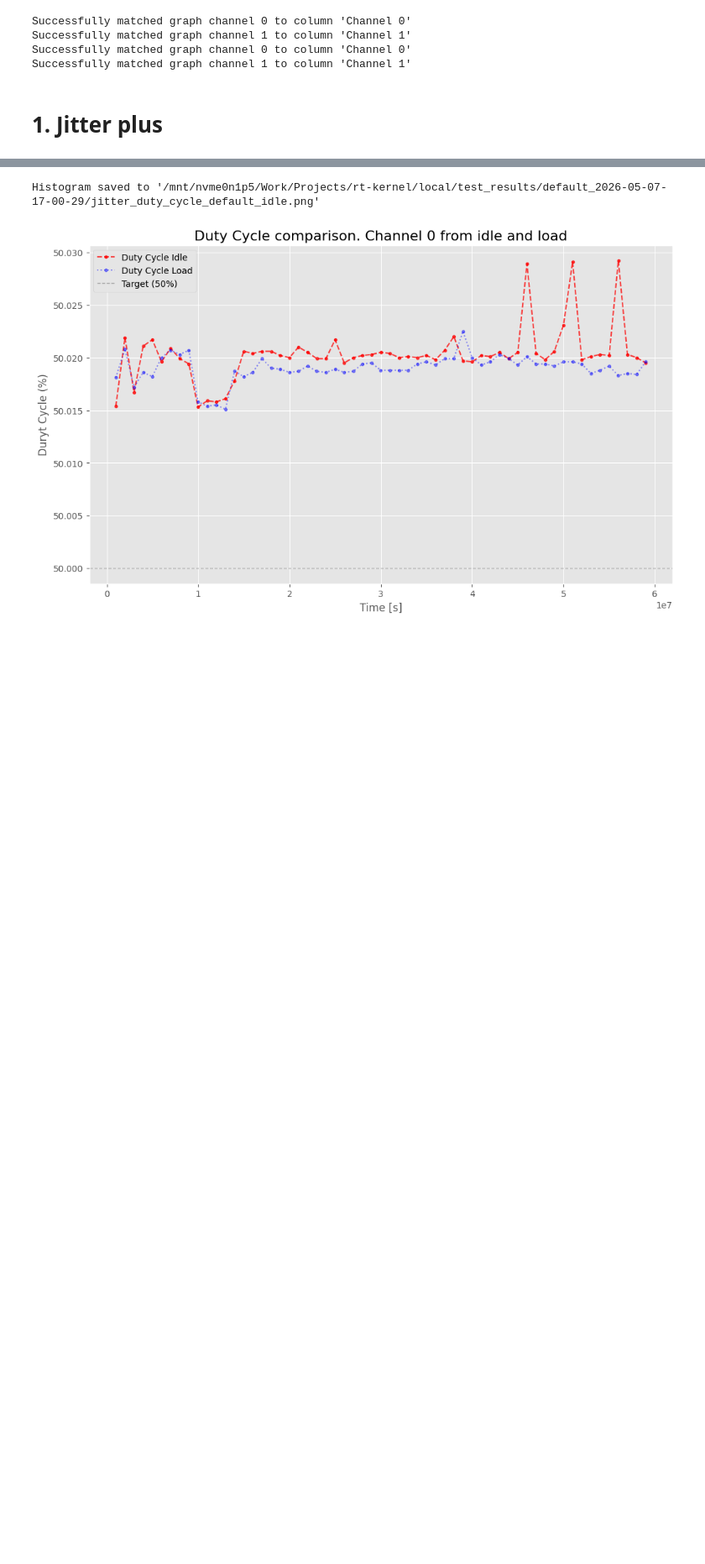
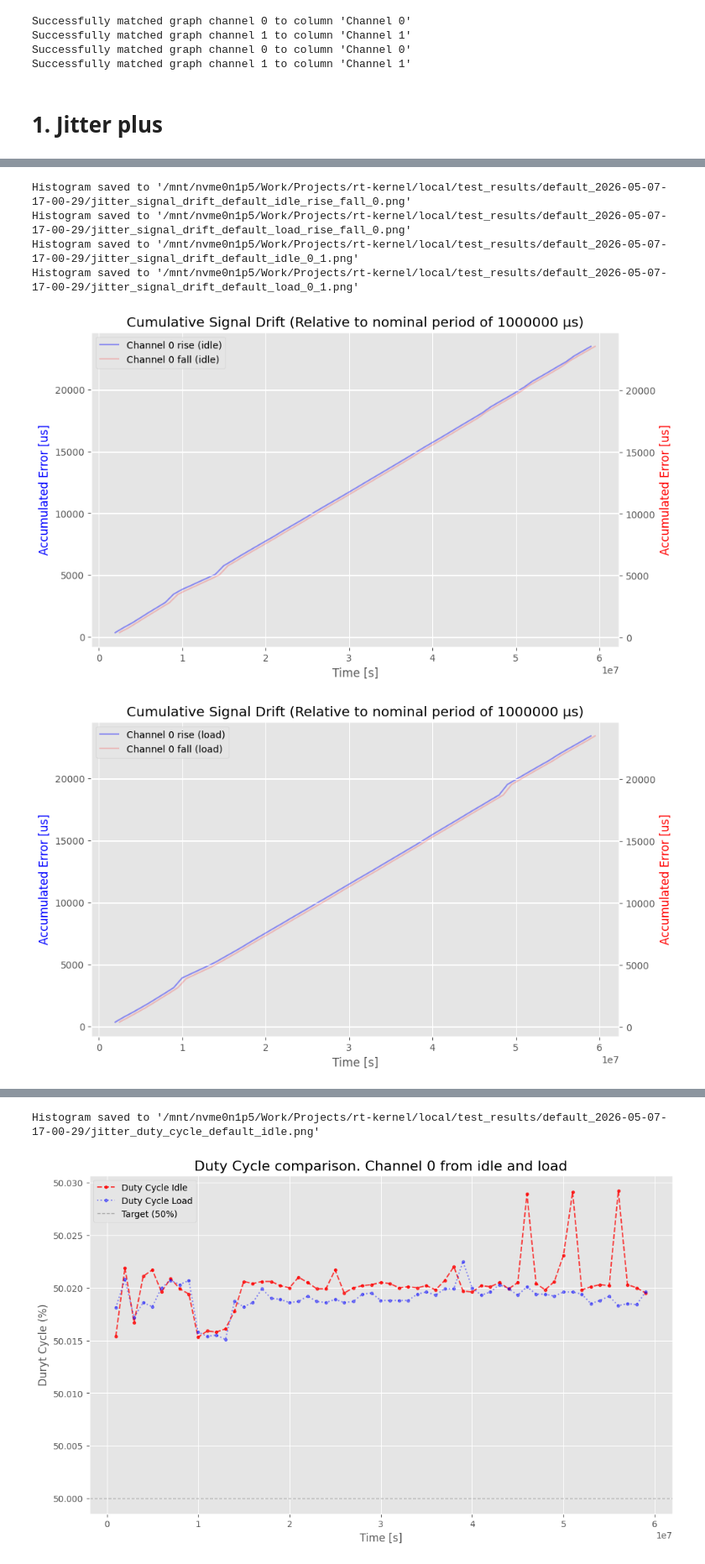
Before and after one commit to nickdante8/rt-kernel, a Jupyter notebook: local/saleae/processing_custom.ipynb, the cells around one changed output, grey strips where cells are left out. Shown at 84% size. Saved outputs shown, nothing was run; the diff lists cells and outputs as text; code cells hidden in the pictures; blank space fills up the shorter version.

```diff
--- a/local/saleae/processing_custom.ipynb
+++ b/local/saleae/processing_custom.ipynb
@@ -115,0 +122,31 @@ Histogram saved to '/mnt/nvme0n1p5/Work/Projects/rt-kernel/local/test_results/de
+# %%
+# Individual
+label = [
+    f"Channel {plots_idle[0].channel} rise ({plots_idle[0].load_type})",
+    f"Channel {plots_idle[0].channel} fall ({plots_idle[0].load_type})",
+]
+proc.plot_signal_drift(plots_idle[0].result, label, proc.plot_path(plots_idle[0], "signal_drift", "rise_fall"))
+label = [
+    f"Channel {plots_load[0].channel} rise ({plots_load[0].load_type})",
+    f"Channel {plots_load[0].channel} fall ({plots_load[0].load_type})",
+]
+proc.plot_signal_drift(plots_load[0].result, label, proc.plot_path(plots_load[0], "signal_drift", "rise_fall"))
+
+# Combined
+label = [
+    f"Channel {plots_idle[0].channel} ({plots_idle[0].load_type})",
+    f"Channel {plots_idle[1].channel} ({plots_idle[1].load_type})",
+]
+proc.plot_signal_drift_combined(plots_idle[0].result, plots_idle[1].result, label, proc.plot_path(plots_idle[0], "signal_drift", f"{plots_idle[0].channel}_{plots_idle[1].channel}", combined=True))
+label = [
+    f"Channel {plots_load[0].channel} ({plots_load[0].load_type})",
+    f"Channel {plots_load[1].channel} ({plots_load[1].load_type})",
+]
+proc.plot_signal_drift_combined(plots_load[0].result, plots_load[1].result, label, proc.plot_path(plots_load[0], "signal_drift", f"{plots_load[0].channel}_{plots_load[1].channel}", combined=True))
+# %% [output]
+Histogram saved to '/mnt/nvme0n1p5/Work/Projects/rt-kernel/local/test_results/default_2026-05-07-17-00-29/jitter_signal_drift_default_idle_rise_fall_0.png'
+Histogram saved to '/mnt/nvme0n1p5/Work/Projects/rt-kernel/local/test_results/default_2026-05-07-17-00-29/jitter_signal_drift_default_load_rise_fall_0.png'
+Histogram saved to '/mnt/nvme0n1p5/Work/Projects/rt-kernel/local/test_results/default_2026-05-07-17-00-29/jitter_signal_drift_default_idle_0_1.png'
+Histogram saved to '/mnt/nvme0n1p5/Work/Projects/rt-kernel/local/test_results/default_2026-05-07-17-00-29/jitter_signal_drift_default_load_0_1.png'
+[figure, added]
+[figure, added]
```
Also changed, not shown: parts of 5 cells of this notebook, 2 other files.
